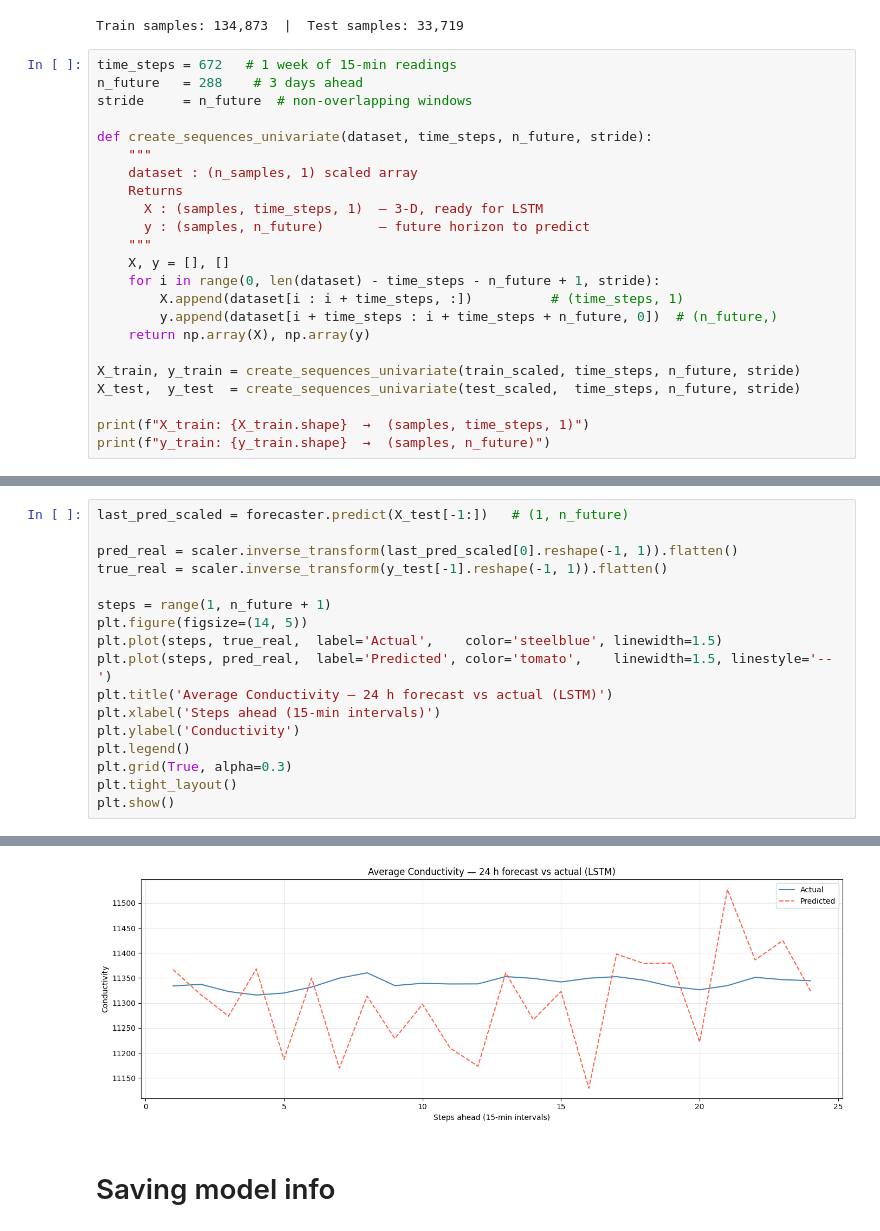
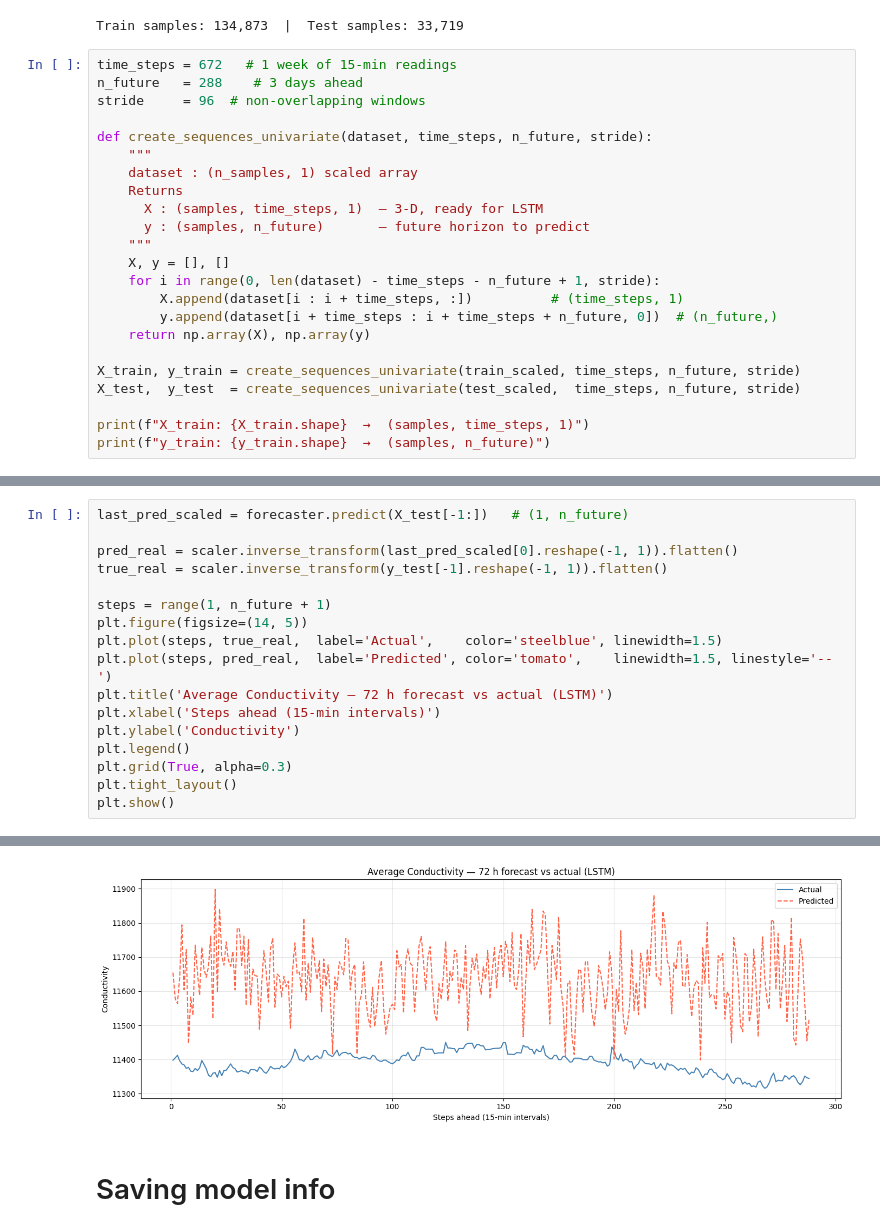
Before and after one commit to ShehabEldeenAyman/Gent-Terneuzen-canal, a Jupyter notebook: time_series_analysis/timeseriesanalysis-lstm_1.ipynb, the cells around one changed output, grey strips where cells are left out. Saved outputs shown, nothing was run; the diff lists cells and outputs as text.

```diff
--- a/time_series_analysis/timeseriesanalysis-lstm_1.ipynb
+++ b/time_series_analysis/timeseriesanalysis-lstm_1.ipynb
@@ -194,7 +194,7 @@ Train samples: 134,873  |  Test samples: 33,719
 # %%
 time_steps = 672   # 1 week of 15-min readings
 n_future   = 288    # 3 days ahead
-stride     = n_future  # non-overlapping windows
+stride     = 96  # non-overlapping windows
 
 def create_sequences_univariate(dataset, time_steps, n_future, stride):
     """
@@ -442,7 +441,7 @@ steps = range(1, n_future + 1)
 plt.figure(figsize=(14, 5))
 plt.plot(steps, true_real,  label='Actual',    color='steelblue', linewidth=1.5)
 plt.plot(steps, pred_real,  label='Predicted', color='tomato',    linewidth=1.5, linestyle='--')
-plt.title('Average Conductivity — 24 h forecast vs actual (LSTM)')
+plt.title('Average Conductivity — 72 h forecast vs actual (LSTM)')
 plt.xlabel('Steps ahead (15-min intervals)')
 plt.ylabel('Conductivity')
 plt.legend()
@@ -454,4 +453,4 @@ plt.show()
-[figure, old version]
+[figure, new version]
 # %% [markdown]
 # Saving model info
 # %%
```
Also changed, not shown: parts of 10 cells of this notebook, 4 other files.
